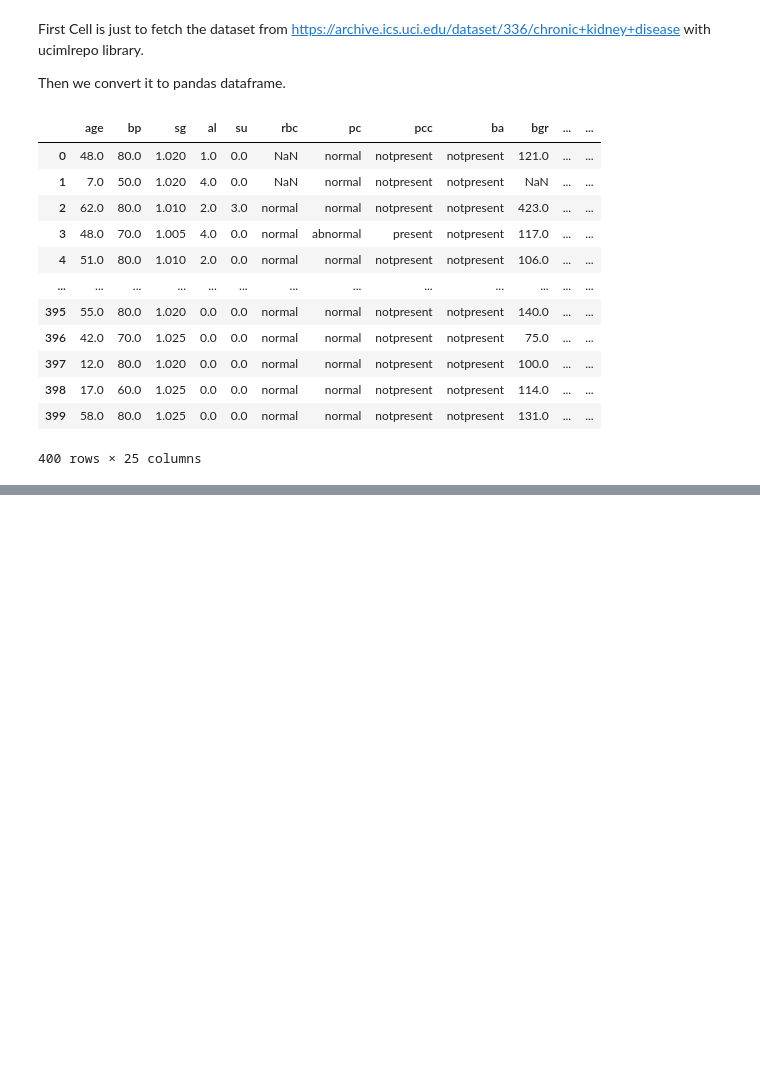
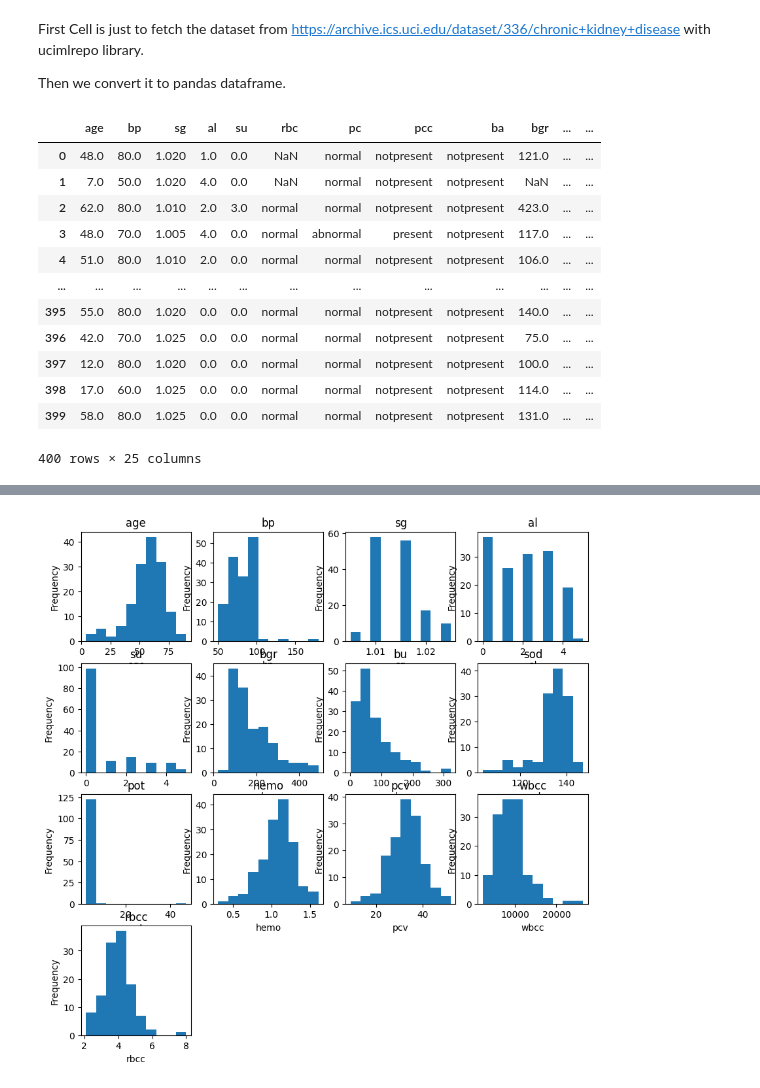
Before and after one commit to samuelms123/ML-tasks, a Jupyter notebook: task1/task1-pipeline.ipynb, the cells around one changed output, grey strips where cells are left out. Cells and saved outputs as stored; diff of their text form; code cells hidden in the pictures; blank space fills up the shorter version.

```diff
--- a/task1/task1-pipeline.ipynb
+++ b/task1/task1-pipeline.ipynb
@@ -29,0 +90,2 @@ df
+# %%
+df['class'] = df['class'].apply(lambda x: 'c' if x == 'notckd' else 'a')
@@ -29,0 +214,2 @@ df
+# %%
+df.dropna(thresh=11, inplace=True)
@@ -29,0 +247,2 @@ df
+# %%
+df_a = df[df['class'] == 'a']
@@ -29,0 +293,11 @@ df
+# %%
+def plot_data(df):
+    plt.figure(figsize=(10,10))
+    for i, col in  enumerate(df.select_dtypes(include = ['float'])):
+        plt.subplot(4, 4, i+1)
+        df[col].plot(kind='hist', title=col)
+        plt.xlabel(col)
+# %%
+plot_data(df_a)
+# %% [output]
+[figure, added]
```
Also changed, not shown: parts of 25 cells of this notebook.
